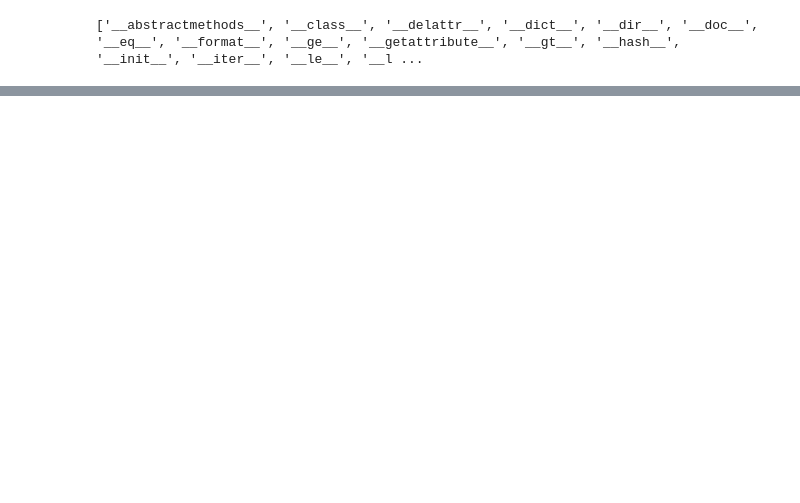
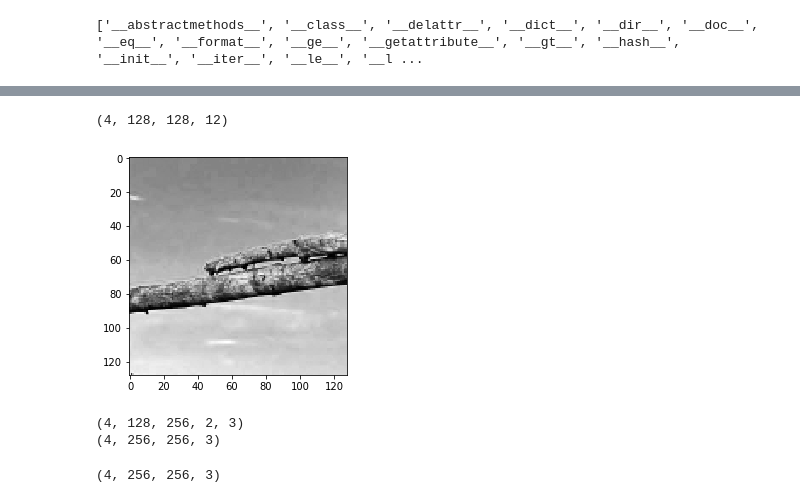
Before and after one commit to gs18113/ESPCN-TensorFlow2, a Jupyter notebook: Untitled.ipynb, the cells around one changed output, grey strips where cells are left out. Drawn from its saved outputs; the diff is of its cells as text; code cells hidden in the pictures; blank space fills up the shorter version.

```diff
--- a/Untitled.ipynb
+++ b/Untitled.ipynb
@@ -44,0 +47,24 @@ print(ds_image.shape)
+# %%
+img = [ds_image[0]] * 4
+img = tf.stack(img, axis=0)
+img = tf.stack([img]*12, axis=3)
+plt.imshow(img[0, :, :, 0], cmap='gray')
+print(img.shape)
+# %% [output]
+(4, 128, 128, 12)
+[figure, added]
+# %%
+img = tf.reshape(img, [-1, 128, 128, 2, 2, 3])
+img = tf.split(img, 128, axis=1)
+img = tf.concat([tf.squeeze(x) for x in img], axis=2)
+print(img.shape)
+img = tf.split(img, 128, axis=1)
+img = tf.concat([tf.squeeze(x) for x in img], axis=2)
+print(img.shape)
+# %% [output]
+(4, 128, 256, 2, 3)
+(4, 256, 256, 3)
+# %%
+print(img.shape)
+# %% [output]
+(4, 256, 256, 3)
```
Also changed, not shown: parts of 5 cells of this notebook, 3 other files.
